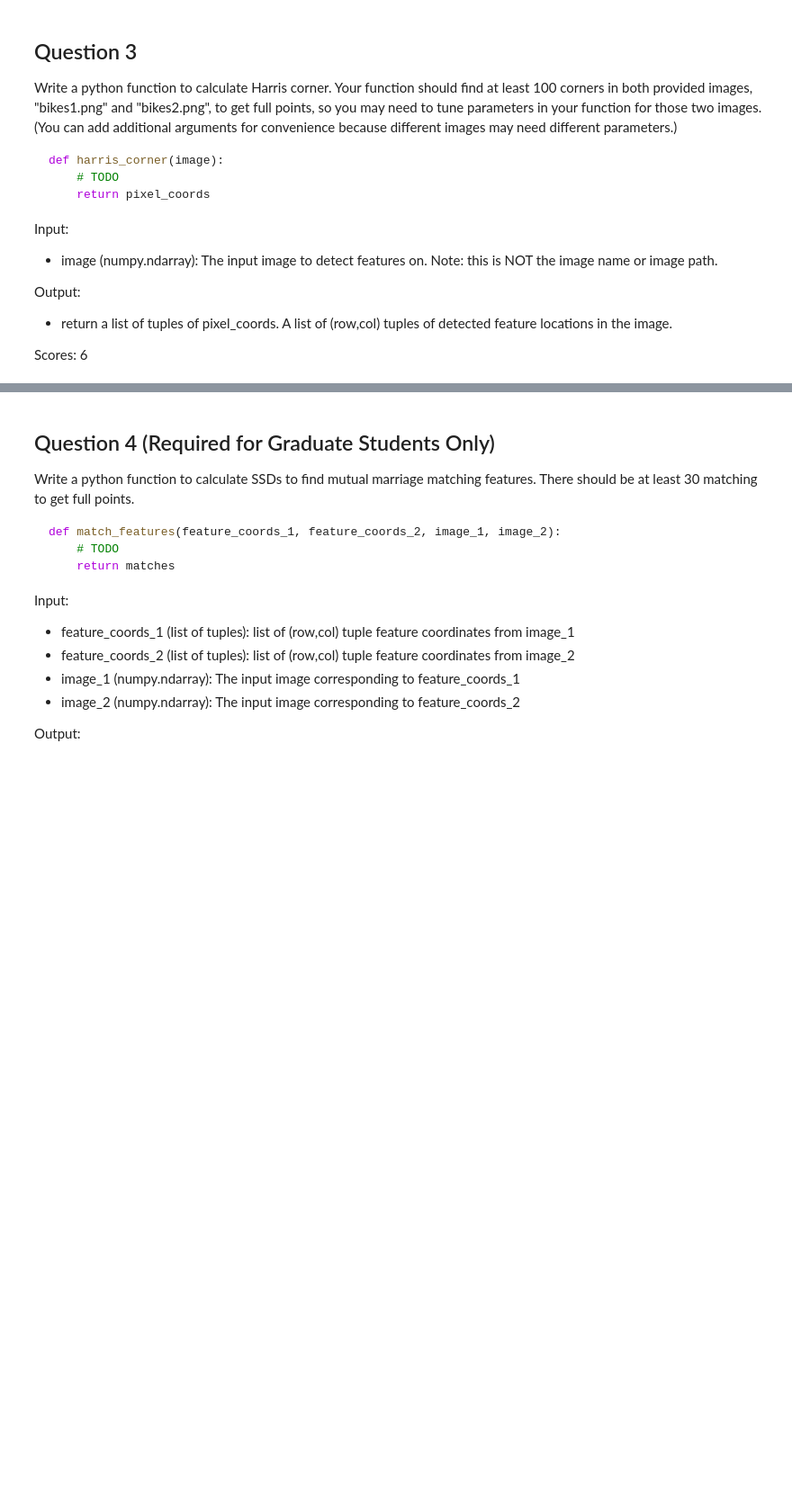
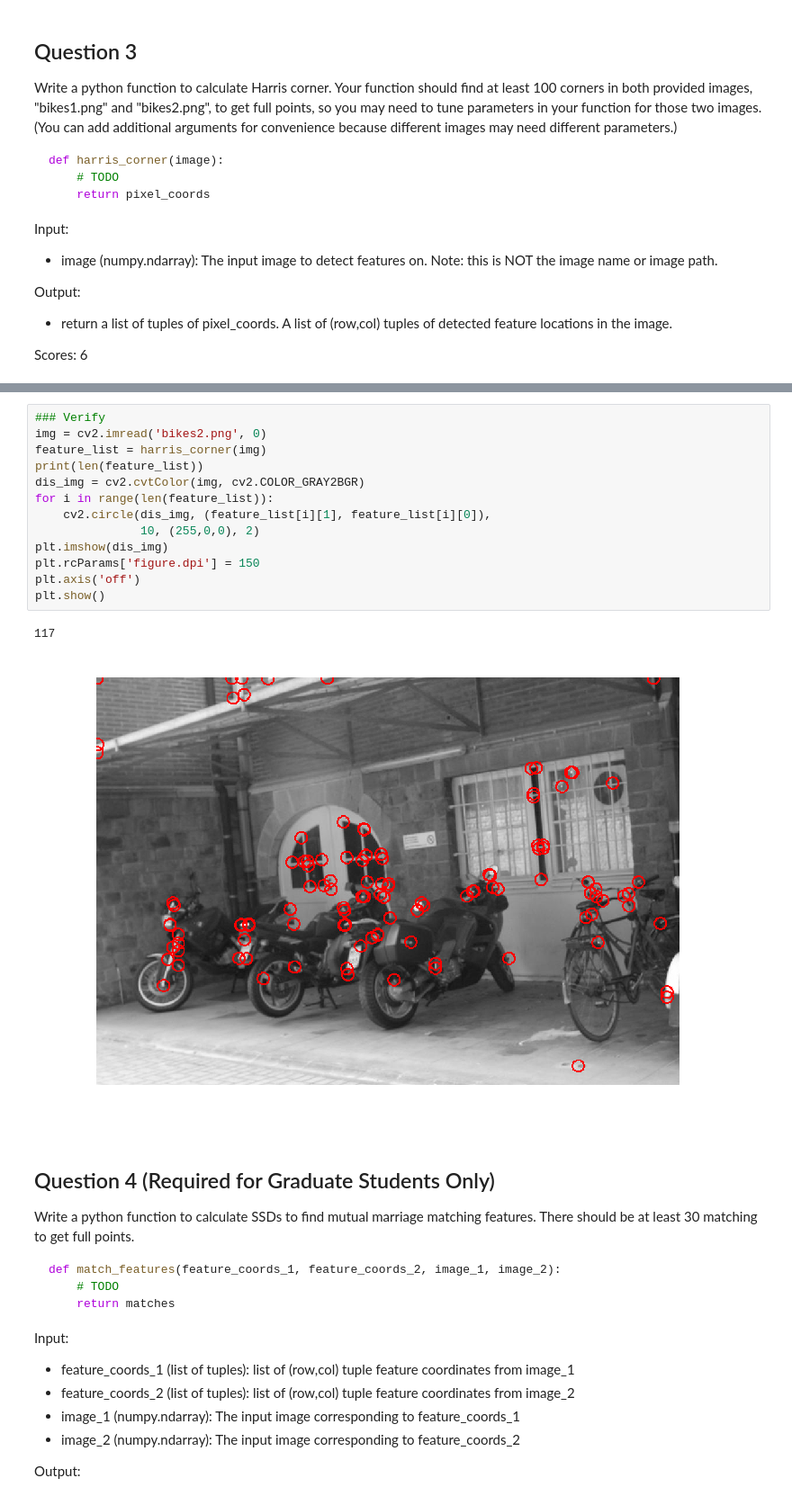
Before and after one commit to MorganTHobson/cvhw2, a Jupyter notebook: HW2_P2/p2_notebook.ipynb, the cells around one changed output, grey strips where cells are left out. Shown: that part at 90% size. Drawn from its saved outputs; the diff is of its cells as text; blank space fills up the shorter version.

```diff
--- a/HW2_P2/p2_notebook.ipynb
+++ b/HW2_P2/p2_notebook.ipynb
@@ -115,3 +116,19 @@ plt.show()
+# %%
+### Verify
+img = cv2.imread('bikes2.png', 0)
+feature_list = harris_corner(img)
+print(len(feature_list))
+dis_img = cv2.cvtColor(img, cv2.COLOR_GRAY2BGR)
+for i in range(len(feature_list)):
+    cv2.circle(dis_img, (feature_list[i][1], feature_list[i][0]),
+               10, (255,0,0), 2)
+plt.imshow(dis_img)
+plt.rcParams['figure.dpi'] = 150
+plt.axis('off')
+plt.show()
+# %% [output]
+117
+[figure, added]
 # %% [markdown]
 ## Question 4 (Required for Graduate Students Only)
 Write a python function to calculate SSDs to find mutual marriage matching features. There should be at least 30 matching to get full points.
```
Also changed, not shown: parts of 3 cells of this notebook, 2 other files.
